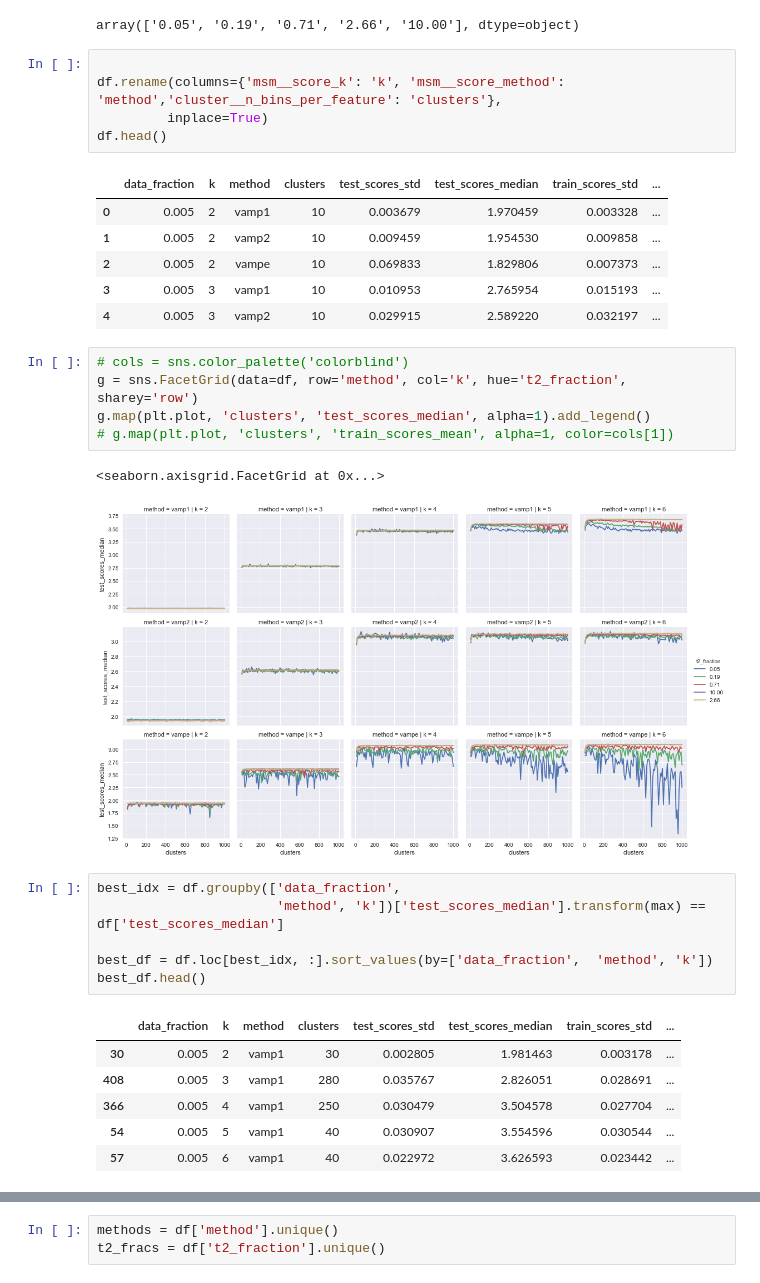
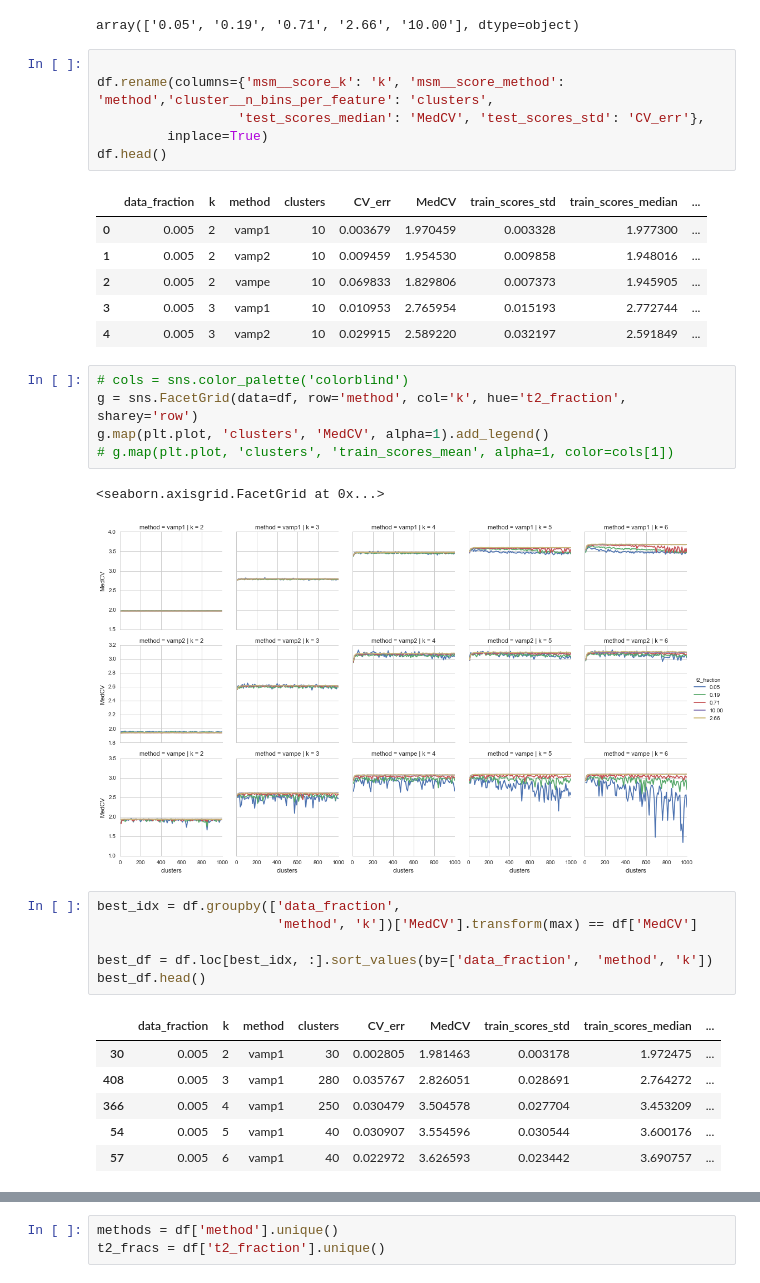
Before and after one commit to RobertArbon/four_well_analysis, a Jupyter notebook: QuadWell/Results-ShuffleSplit.ipynb, the cells around one changed output, grey strips where cells are left out. Drawn from its saved outputs; the diff is of its cells as text.

```diff
--- a/QuadWell/Results-ShuffleSplit.ipynb
+++ b/QuadWell/Results-ShuffleSplit.ipynb
@@ -88,34 +81,35 @@ df['t2_fraction'].unique()
 array(['0.05', '0.19', '0.71', '2.66', '10.00'], dtype=object)
 # %%
 
-df.rename(columns={'msm__score_k': 'k', 'msm__score_method': 'method','cluster__n_bins_per_feature': 'clusters'},
+df.rename(columns={'msm__score_k': 'k', 'msm__score_method': 'method','cluster__n_bins_per_feature': 'clusters',
+                  'test_scores_median': 'MedCV', 'test_scores_std': 'CV_err'},
          inplace=True)
 df.head()
 # %% [output]
-|  | data_fraction | k | method | clusters | test_scores_std | test_scores_median | train_scores_std | ... |
-| 0 | 0.005 | 2 | vamp1 | 10 | 0.003679 | 1.970459 | 0.003328 | ... |
-| 1 | 0.005 | 2 | vamp2 | 10 | 0.009459 | 1.954530 | 0.009858 | ... |
-| 2 | 0.005 | 2 | vampe | 10 | 0.069833 | 1.829806 | 0.007373 | ... |
-| 3 | 0.005 | 3 | vamp1 | 10 | 0.010953 | 2.765954 | 0.015193 | ... |
-| 4 | 0.005 | 3 | vamp2 | 10 | 0.029915 | 2.589220 | 0.032197 | ... |
+|  | data_fraction | k | method | clusters | CV_err | MedCV | train_scores_std | train_scores_median | ... |
+| 0 | 0.005 | 2 | vamp1 | 10 | 0.003679 | 1.970459 | 0.003328 | 1.977300 | ... |
+| 1 | 0.005 | 2 | vamp2 | 10 | 0.009459 | 1.954530 | 0.009858 | 1.948016 | ... |
+| 2 | 0.005 | 2 | vampe | 10 | 0.069833 | 1.829806 | 0.007373 | 1.945905 | ... |
+| 3 | 0.005 | 3 | vamp1 | 10 | 0.010953 | 2.765954 | 0.015193 | 2.772744 | ... |
+| 4 | 0.005 | 3 | vamp2 | 10 | 0.029915 | 2.589220 | 0.032197 | 2.591849 | ... |
 # %%
 # cols = sns.color_palette('colorblind')
 g = sns.FacetGrid(data=df, row='method', col='k', hue='t2_fraction', sharey='row')
-g.map(plt.plot, 'clusters', 'test_scores_median', alpha=1).add_legend()
+g.map(plt.plot, 'clusters', 'MedCV', alpha=1).add_legend()
 # g.map(plt.plot, 'clusters', 'train_scores_mean', alpha=1, color=cols[1])
 # %% [output]
 <seaborn.axisgrid.FacetGrid at 0x...>
-[figure, old version]
+[figure, new version]
 # %%
 best_idx = df.groupby(['data_fraction',
-                       'method', 'k'])['test_scores_median'].transform(max) == df['test_scores_median']
+                       'method', 'k'])['MedCV'].transform(max) == df['MedCV']
 
 best_df = df.loc[best_idx, :].sort_values(by=['data_fraction',  'method', 'k'])
 best_df.head()
 # %% [output]
-|  | data_fraction | k | method | clusters | test_scores_std | test_scores_median | train_scores_std | ... |
-| 30 | 0.005 | 2 | vamp1 | 30 | 0.002805 | 1.981463 | 0.003178 | ... |
-| 408 | 0.005 | 3 | vamp1 | 280 | 0.035767 | 2.826051 | 0.028691 | ... |
-| 366 | 0.005 | 4 | vamp1 | 250 | 0.030479 | 3.504578 | 0.027704 | ... |
-| 54 | 0.005 | 5 | vamp1 | 40 | 0.030907 | 3.554596 | 0.030544 | ... |
-| 57 | 0.005 | 6 | vamp1 | 40 | 0.022972 | 3.626593 | 0.023442 | ... |
+|  | data_fraction | k | method | clusters | CV_err | MedCV | train_scores_std | train_scores_median | ... |
+| 30 | 0.005 | 2 | vamp1 | 30 | 0.002805 | 1.981463 | 0.003178 | 1.972475 | ... |
+| 408 | 0.005 | 3 | vamp1 | 280 | 0.035767 | 2.826051 | 0.028691 | 2.764272 | ... |
+| 366 | 0.005 | 4 | vamp1 | 250 | 0.030479 | 3.504578 | 0.027704 | 3.453209 | ... |
+| 54 | 0.005 | 5 | vamp1 | 40 | 0.030907 | 3.554596 | 0.030544 | 3.600176 | ... |
+| 57 | 0.005 | 6 | vamp1 | 40 | 0.022972 | 3.626593 | 0.023442 | 3.690757 | ... |
```
Also changed, not shown: parts of 15 cells of this notebook, 1 other file.
